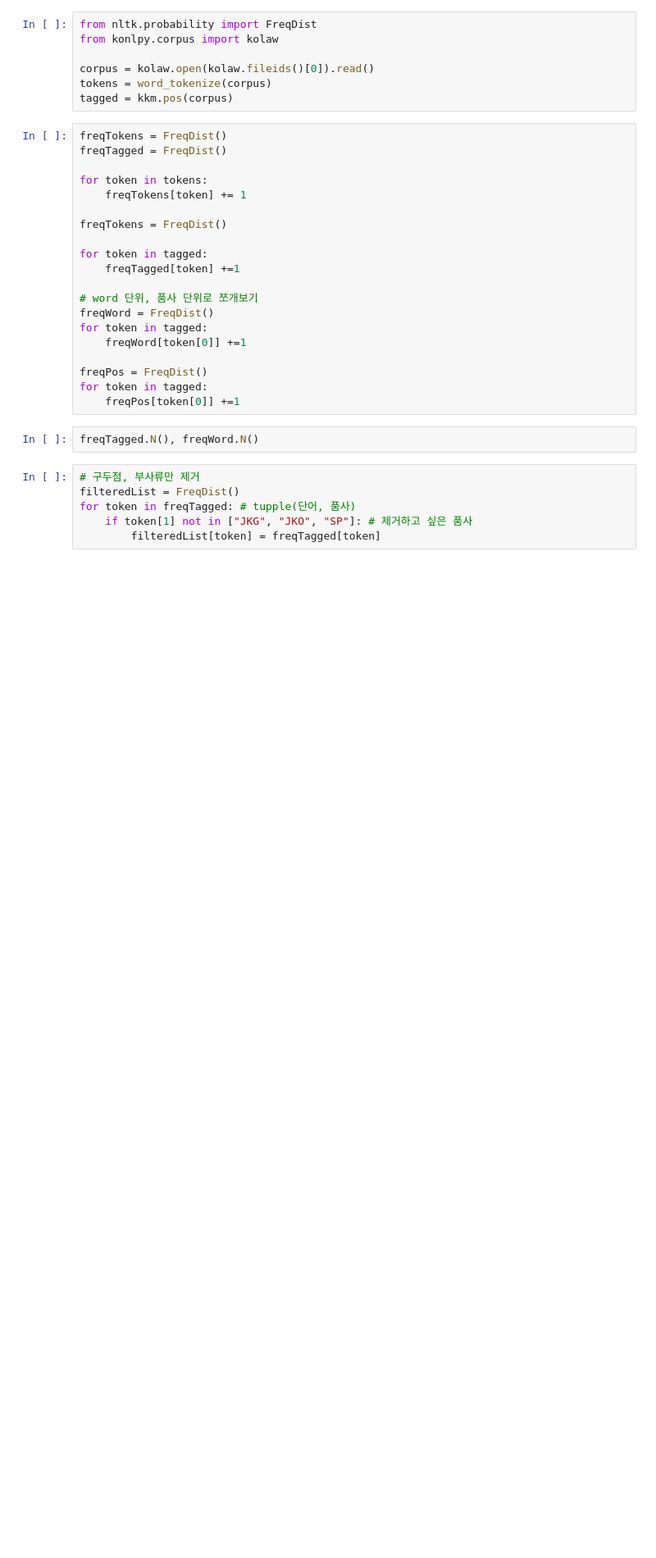
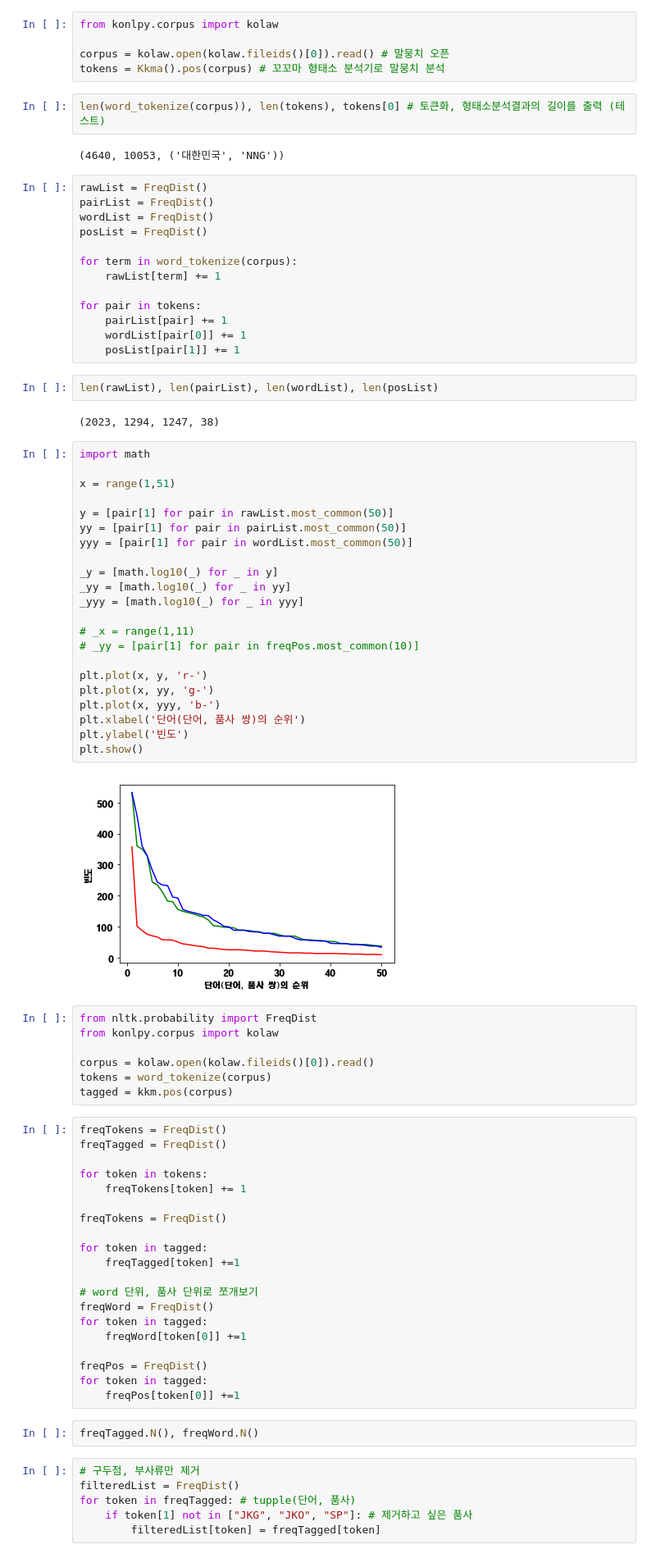
Before and after one commit to deeperence/ICT_AI_AdvanceClass_NLP, a Jupyter notebook: 0320_main.ipynb, the cells around one changed output. Shown at 82% size. Cells and saved outputs as stored; diff of their text form; blank space fills up the shorter version.

```diff
--- a/0320_main.ipynb
+++ b/0320_main.ipynb
@@ -160,3 +351,53 @@ print(kkm.pos(sentence))
+# %%
+from konlpy.corpus import kolaw
+
+corpus = kolaw.open(kolaw.fileids()[0]).read() # 말뭉치 오픈
+tokens = Kkma().pos(corpus) # 꼬꼬마 형태소 분석기로 말뭉치 분석
+# %%
+len(word_tokenize(corpus)), len(tokens), tokens[0] # 토큰화, 형태소분석결과의 길이를 출력 (테스트)
+# %% [output]
+(4640, 10053, ('대한민국', 'NNG'))
+# %%
+rawList = FreqDist()
+pairList = FreqDist()
+wordList = FreqDist()
+posList = FreqDist()
+
+for term in word_tokenize(corpus):
+    rawList[term] += 1
+
+for pair in tokens:
+    pairList[pair] += 1
+    wordList[pair[0]] += 1
+    posList[pair[1]] += 1
+# %%
+len(rawList), len(pairList), len(wordList), len(posList)
+# %% [output]
+(2023, 1294, 1247, 38)
+# %%
+import math
+
+x = range(1,51)
+
+y = [pair[1] for pair in rawList.most_common(50)]
+yy = [pair[1] for pair in pairList.most_common(50)]
+yyy = [pair[1] for pair in wordList.most_common(50)]
+
+_y = [math.log10(_) for _ in y]
+_yy = [math.log10(_) for _ in yy]
+_yyy = [math.log10(_) for _ in yyy]
+
+# _x = range(1,11)
+# _yy = [pair[1] for pair in freqPos.most_common(10)]
+
+plt.plot(x, y, 'r-')
+plt.plot(x, yy, 'g-')
+plt.plot(x, yyy, 'b-')
+plt.xlabel('단어(단어, 품사 쌍)의 순위')
+plt.ylabel('빈도')
+plt.show()
+# %% [output]
+[figure, added]
 # %%
 from nltk.probability import FreqDist
 from konlpy.corpus import kolaw
```
Also changed, not shown: parts of 37 cells of this notebook, 4 other files.
